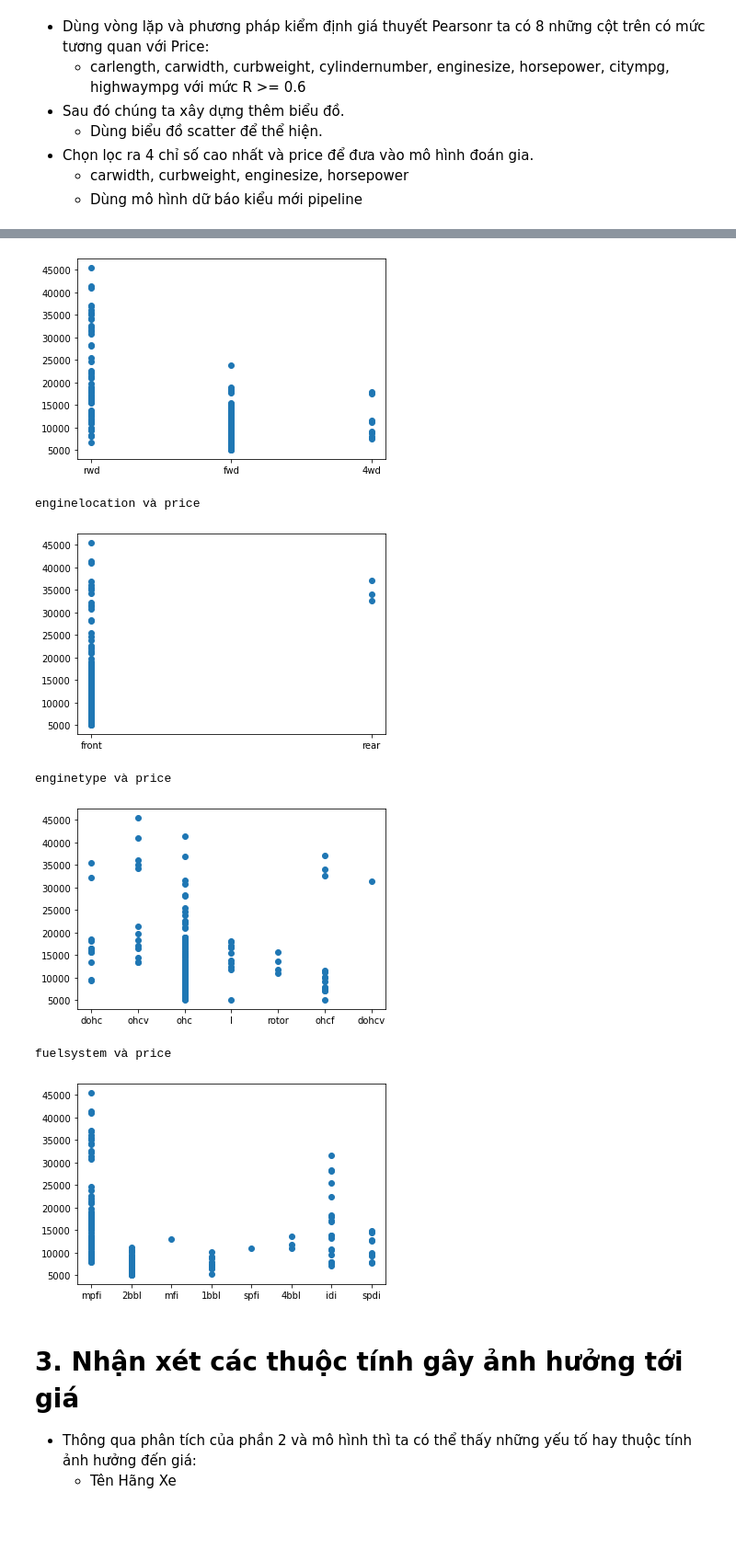
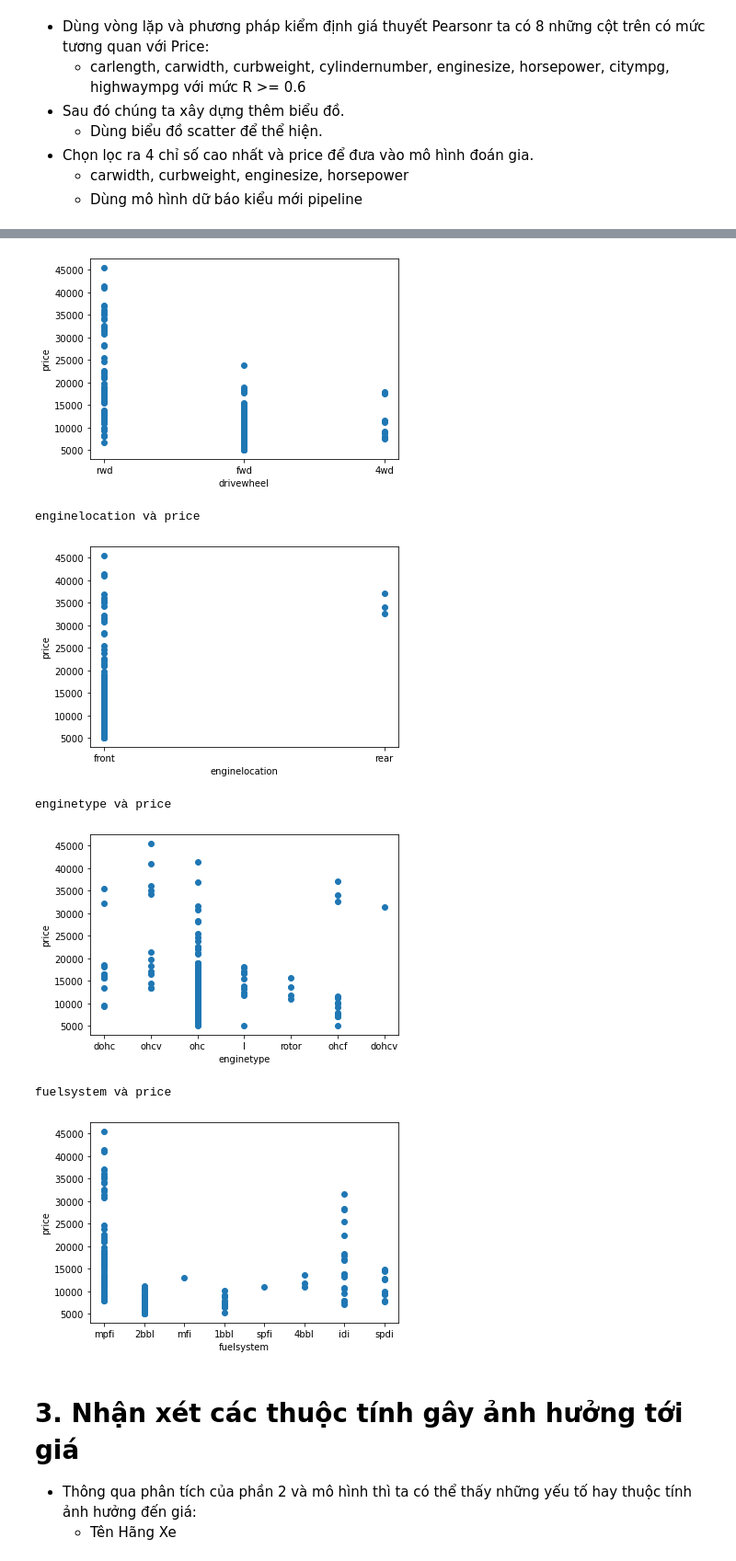
Before and after one commit to TVVY/Bai-Tap-DA-Tren-Leanr, a Jupyter notebook: Case Study/Case Study Tạ Văn Vỹ.ipynb, the cells around one changed output, grey strips where cells are left out. Shown at 92% size. Cells and saved outputs as stored; diff of their text form; code cells hidden in the pictures; blank space fills up the shorter version.

```diff
--- a/Case Study/Case Study Tạ Văn Vỹ.ipynb
+++ b/Case Study/Case Study Tạ Văn Vỹ.ipynb
@@ -453,6 +465,8 @@ for i in data.columns:
         if i != 'car_company_name' and i != 'CarName':
             print(i,'và price')
             plt.scatter(x=data[i], y= data['price'])
+            plt.xlabel(i)
+            plt.ylabel('price')
             plt.show()
 # %% [output]
 fueltype và price
@@ -464,11 +478,11 @@ carbody và price
 drivewheel và price
-[figure, old version]
+[figure, new version]
 enginelocation và price
-[figure, old version]
+[figure, new version]
 enginetype và price
-[figure, old version]
+[figure, new version]
 fuelsystem và price
-[figure, old version]
+[figure, new version]
 # %% [markdown]
 # 3. Nhận xét các thuộc tính gây ảnh hưởng tới giá
 - Thông qua phân tích của phần 2 và mô hình thì ta có thể thấy những yếu tố hay thuộc tính ảnh hưởng đến giá:
```
Also changed, not shown: parts of 8 cells of this notebook.
